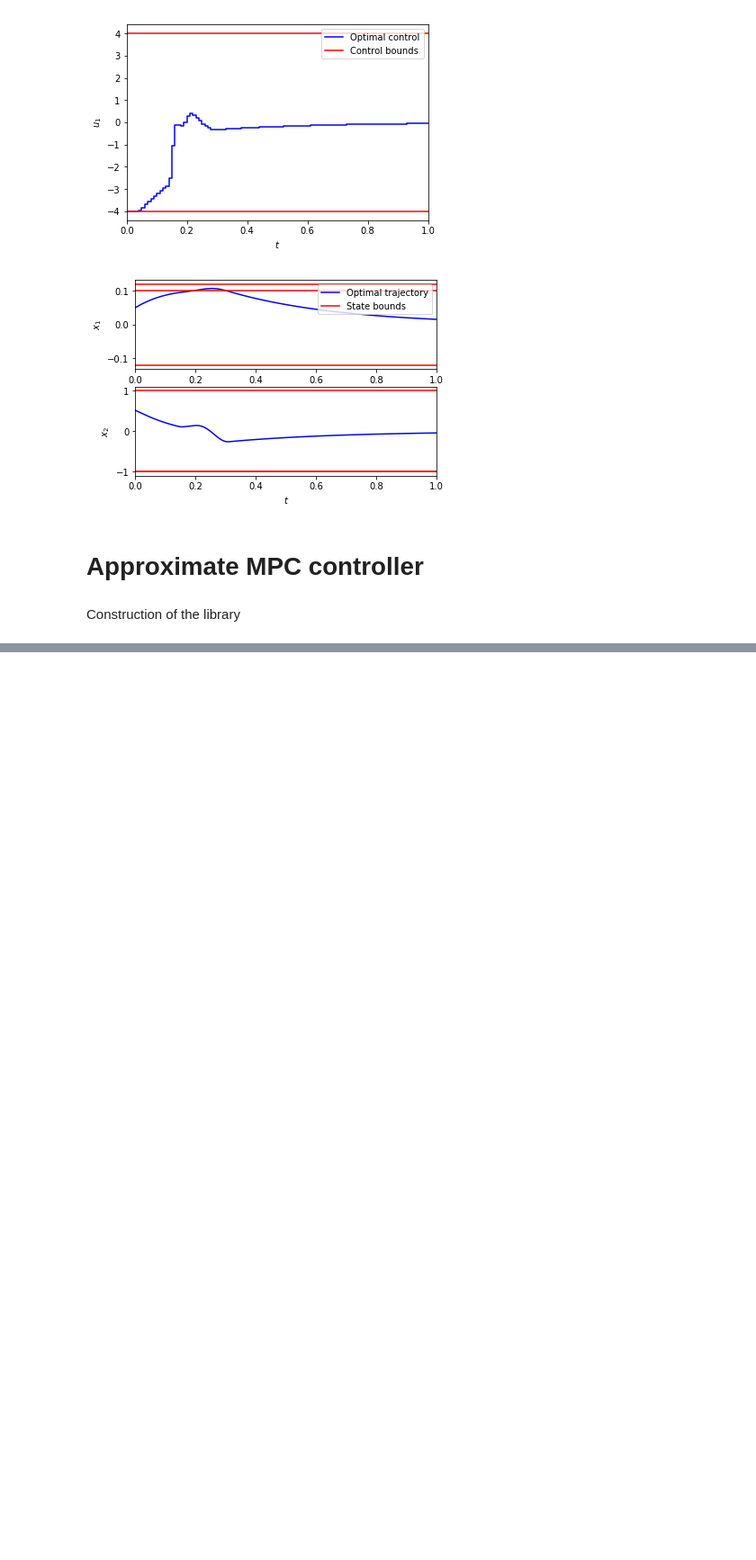
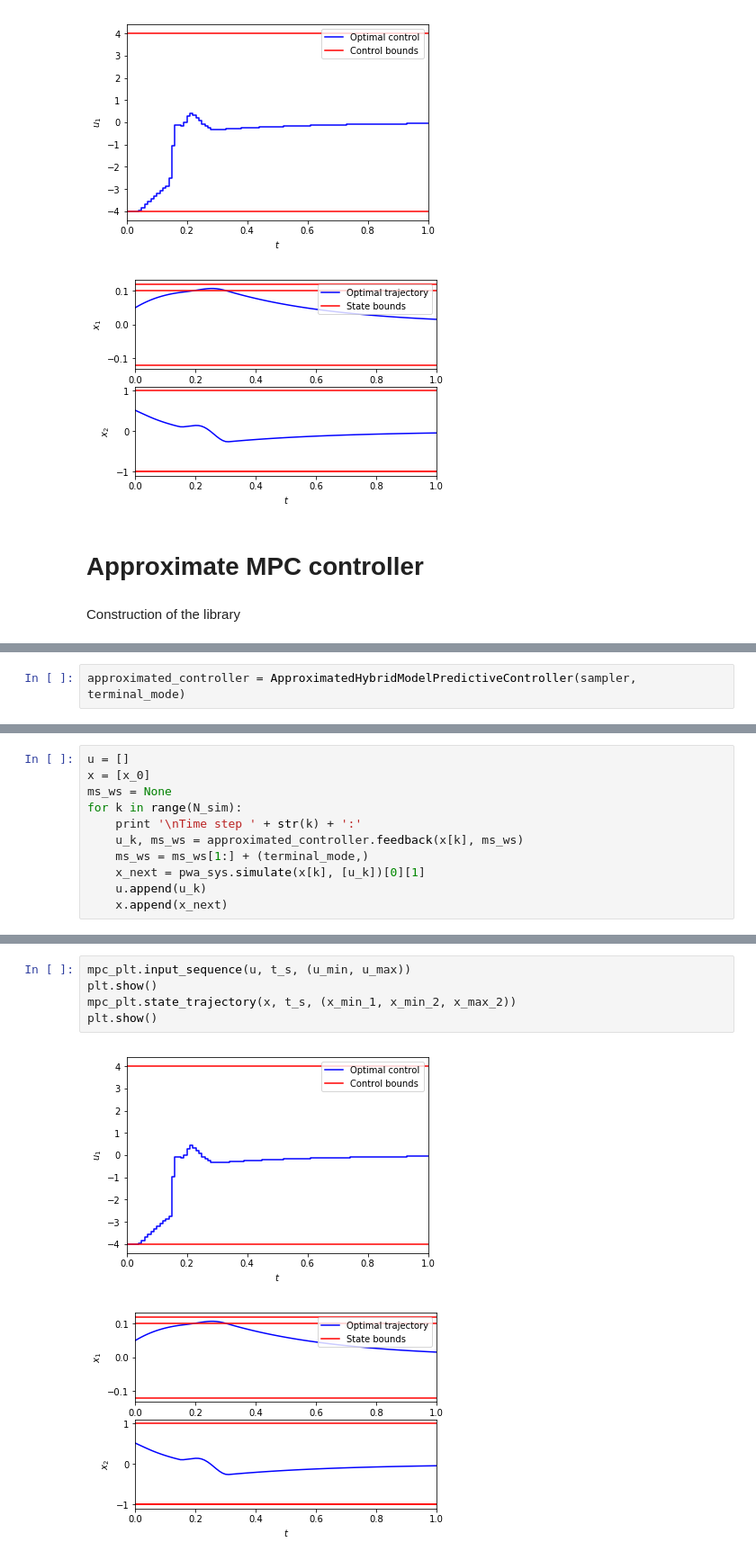
Before and after one commit to TobiaMarcucci/pympc, a Jupyter notebook: library_pendulum_2.ipynb, the cells around one changed output, grey strips where cells are left out. Shown at 90% size. Saved outputs shown, nothing was run; the diff lists cells and outputs as text; blank space fills up the shorter version.

```diff
--- a/library_pendulum_2.ipynb
+++ b/library_pendulum_2.ipynb
@@ -264,0 +252,2 @@ print get_feasible_mode_sequences_inefficient(sampler.qp_library, x)
+# %%
+approximated_controller = ApproximatedHybridModelPredictiveController(sampler, terminal_mode)
@@ -264,0 +256,11 @@ print get_feasible_mode_sequences_inefficient(sampler.qp_library, x)
+# %%
+u = []
+x = [x_0]
+ms_ws = None
+for k in range(N_sim):
+    print '\nTime step ' + str(k) + ':'
+    u_k, ms_ws = approximated_controller.feedback(x[k], ms_ws)
+    ms_ws = ms_ws[1:] + (terminal_mode,)
+    x_next = pwa_sys.simulate(x[k], [u_k])[0][1]
+    u.append(u_k)
+    x.append(x_next)
@@ -264,0 +285,8 @@ print get_feasible_mode_sequences_inefficient(sampler.qp_library, x)
+# %%
+mpc_plt.input_sequence(u, t_s, (u_min, u_max))
+plt.show()
+mpc_plt.state_trajectory(x, t_s, (x_min_1, x_min_2, x_max_2))
+plt.show()
+# %% [output]
+[figure, added]
+[figure, added]
```
Also changed, not shown: parts of 11 cells of this notebook, 4 other files.
